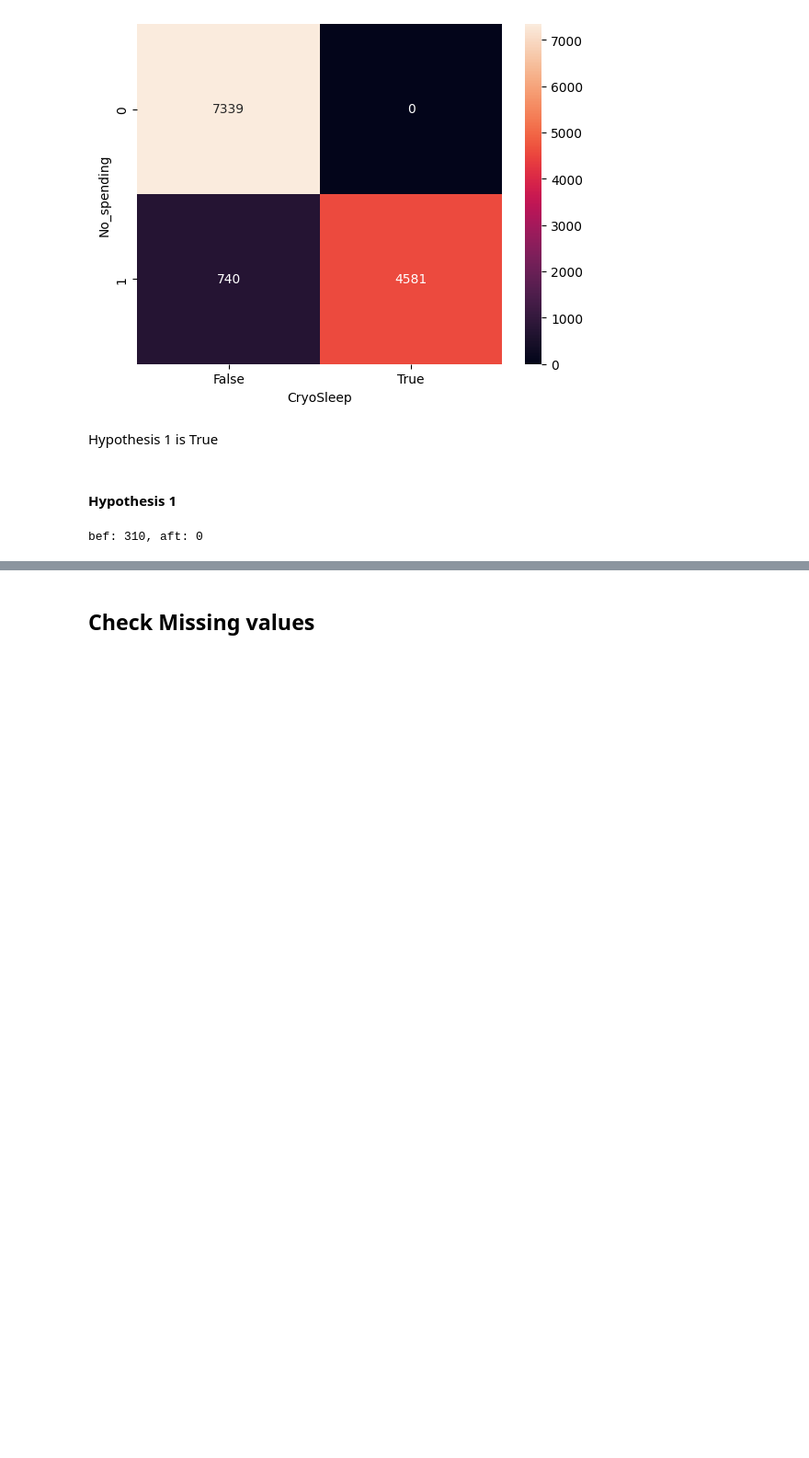
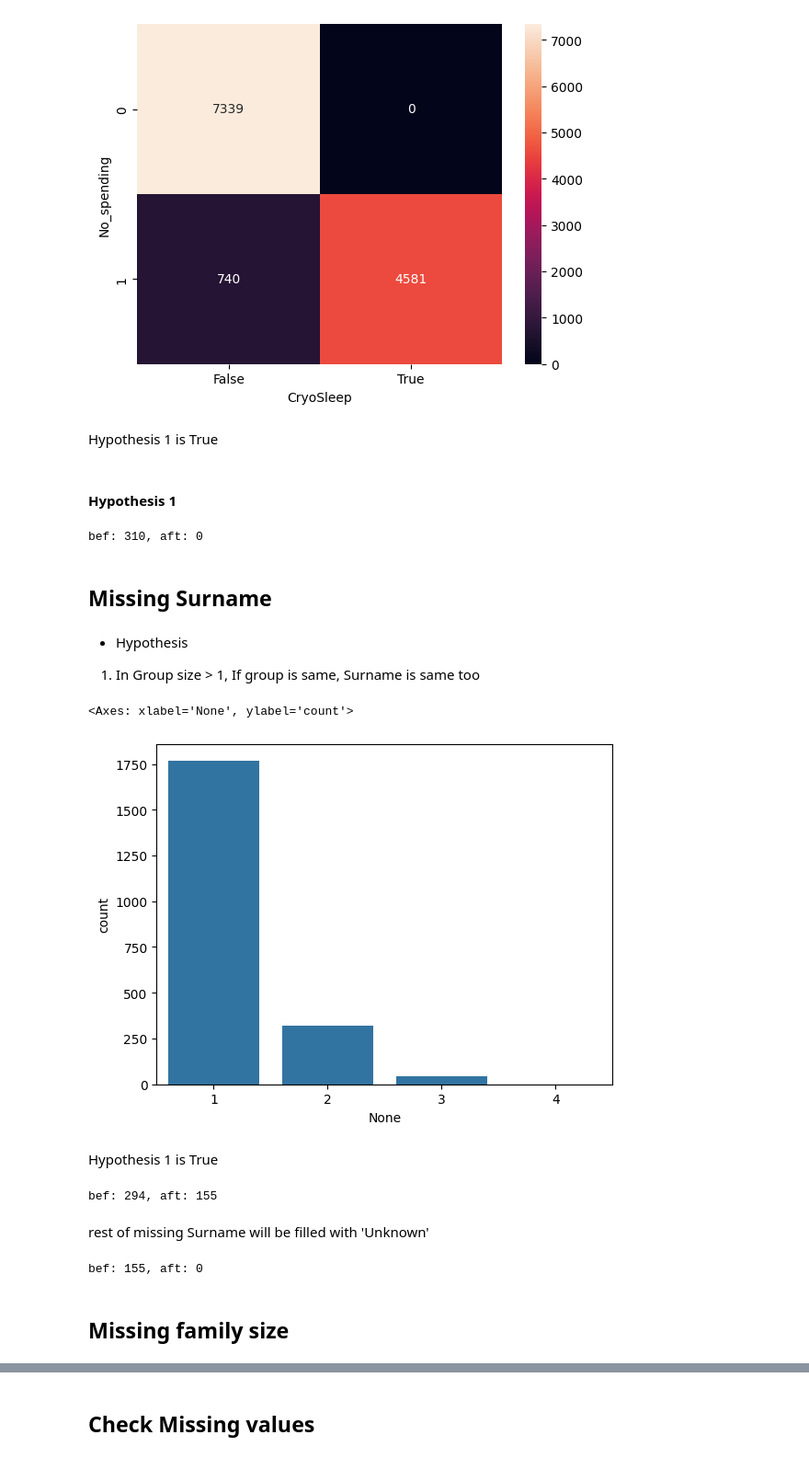
Before and after one commit to bina02/kaggle-Spaceship-titanic, a Jupyter notebook: main.ipynb, the cells around one changed output, grey strips where cells are left out. Shown at 92% size. Drawn from its saved outputs; the diff is of its cells as text; code cells hidden in the pictures; blank space fills up the shorter version.

```diff
--- a/main.ipynb
+++ b/main.ipynb
@@ -1232,3 +1229,39 @@ aft = data['CryoSleep'].isna().sum()
 print(f'bef: {bef}, aft: {aft}')
 # %% [output]
 bef: 310, aft: 0
+# %% [markdown]
+## Missing Surname
+# %% [markdown]
+- Hypothesis
+1. In Group size > 1, If group is same, Surname is same too
+# %%
+Sur_gb = data.loc[data['Group_size'] > 1].groupby(['Group', 'Surname'])['Surname'].size().unstack().fillna(0)
+sns.countplot(x=Sur_gb.astype(bool).sum(axis=1))
+# %% [output]
+<Axes: xlabel='None', ylabel='count'>
+[figure, added]
+# %% [markdown]
+Hypothesis 1 is True
+# %%
+bef = data['Surname'].isna().sum()
+
+Sur_index = data.loc[(data['Surname'].isna()) & (data['Group'].isin(Sur_gb.index))].index
+data.loc[Sur_index, 'Surname'] = data.loc[Sur_index, 'Group'].map(lambda x: Sur_gb.idxmax(axis=1)[x])
+
+aft = data['Surname'].isna().sum()
+print(f'bef: {bef}, aft: {aft}')
+# %% [output]
+bef: 294, aft: 155
+# %% [markdown]
+rest of missing Surname will be filled with 'Unknown'
+# %%
+bef = data['Surname'].isna().sum()
+
+data['Surname'] = data['Surname'].fillna('Unknown')
+
+aft = data['Surname'].isna().sum()
+print(f'bef: {bef}, aft: {aft}')
+# %% [output]
+bef: 155, aft: 0
+# %% [markdown]
+## Missing family size
```
Also changed, not shown: parts of 38 cells of this notebook, 4 other files.
